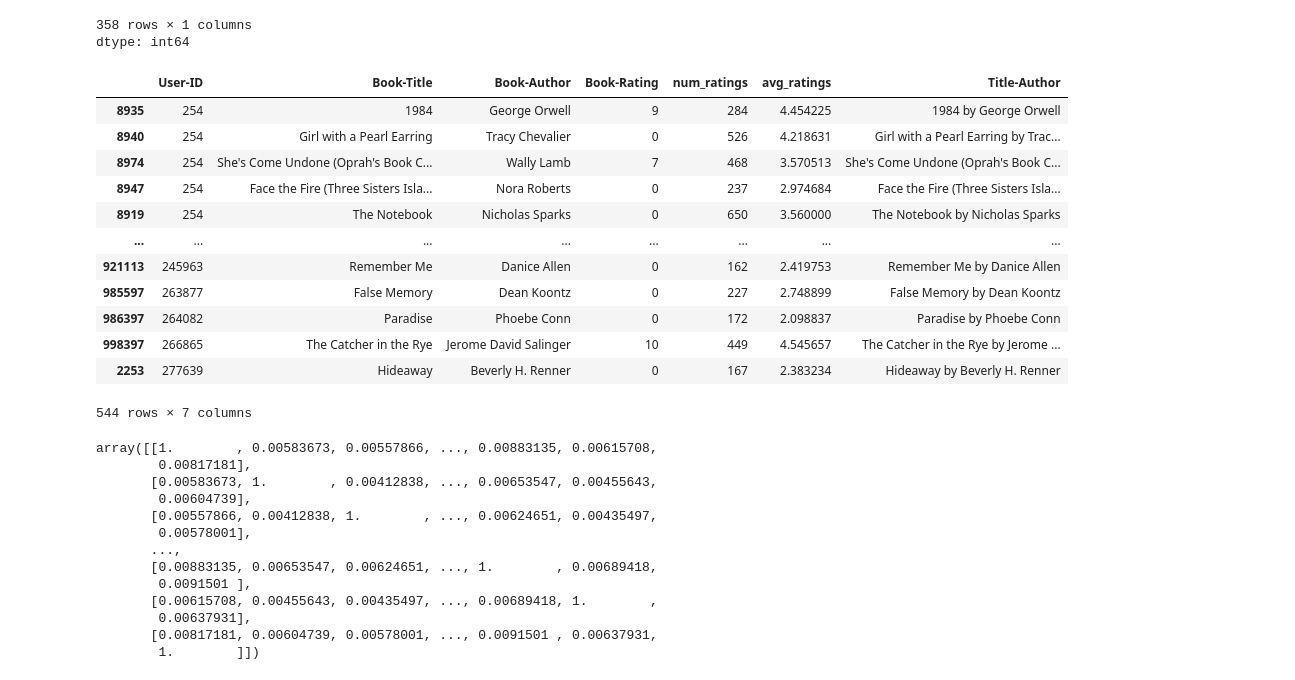
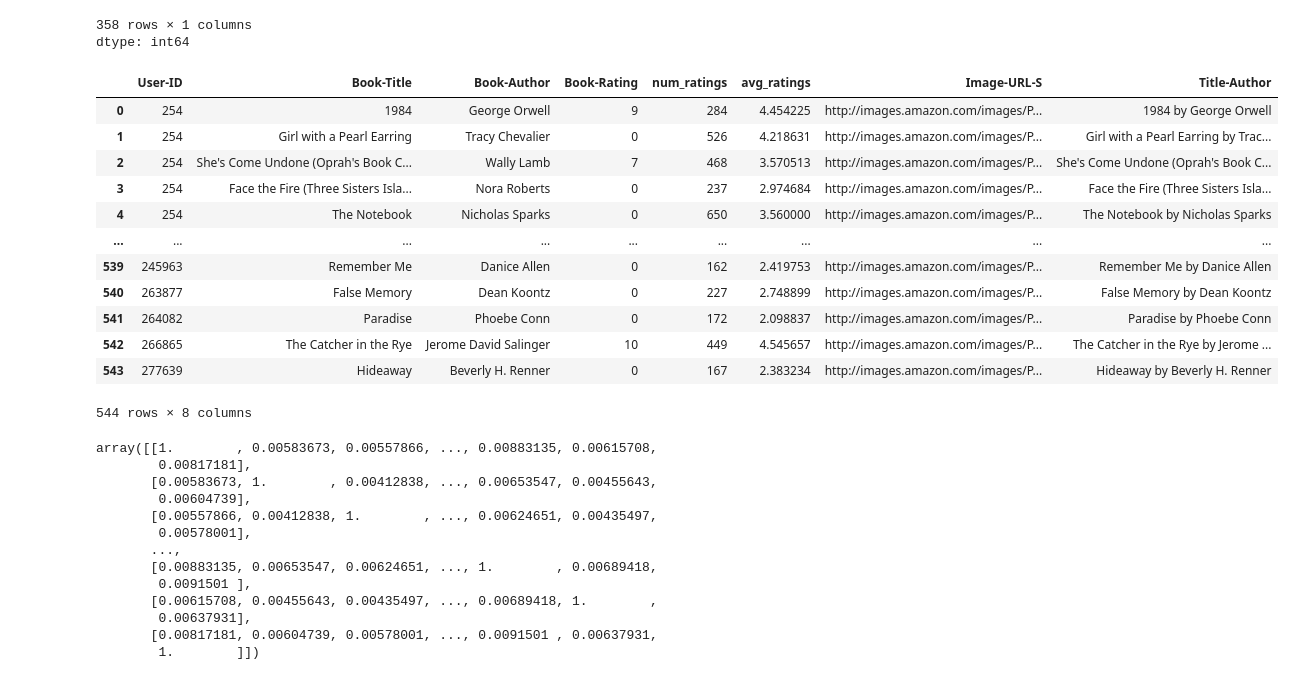
Before and after one commit to vidhan66/Book-Recommendation-System, a Jupyter notebook: Book_Recommendation_System.ipynb, the cells around one changed output. Saved outputs shown, nothing was run; the diff lists cells and outputs as text; code cells hidden in the pictures.

```diff
--- a/Book_Recommendation_System.ipynb
+++ b/Book_Recommendation_System.ipynb
@@ -462,7 +457,7 @@ final_recommendations
 ## ***Collaborative Based***
 # %%
 CF_data = cleaned_df.merge(num_ratings,on='Book-Title')
-CF_data = CF_data.merge(avg_ratings,on='Book-Title')[['User-ID','Book-Title','Book-Author','Book-Rating','num_ratings','avg_ratings']]
+CF_data = CF_data.merge(avg_ratings,on='Book-Title')[['User-ID','Book-Title','Book-Author','Book-Rating','num_ratings','avg_ratings','Image-URL-S']]
 CF_data = CF_data.sort_values('User-ID')
 CF_data
 # %% [output]
@@ -543,21 +538,22 @@ dtype: int64
 # %%
 CF_data = CF_data[CF_data['Book-Title'].isin(recommendable_books.index)]
 CF_data = CF_data.drop_duplicates(subset='Title-Author')
+CF_data = CF_data.reset_index(drop=True)
 CF_data
 # %% [output]
-|  | User-ID | Book-Title | Book-Author | Book-Rating | num_ratings | avg_ratings | Title-Author |
-| 8935 | 254 | 1984 | George Orwell | 9 | 284 | 4.454225 | 1984 by George Orwell |
-| 8940 | 254 | Girl with a Pearl Earring | Tracy Chevalier | 0 | 526 | 4.218631 | Girl with a Pearl Earring by Trac... |
-| 8974 | 254 | She's Come Undone (Oprah's Book C... | Wally Lamb | 7 | 468 | 3.570513 | She's Come Undone (Oprah's Book C... |
-| 8947 | 254 | Face the Fire (Three Sisters Isla... | Nora Roberts | 0 | 237 | 2.974684 | Face the Fire (Three Sisters Isla... |
-| 8919 | 254 | The Notebook | Nicholas Sparks | 0 | 650 | 3.560000 | The Notebook by Nicholas Sparks |
-| ... | ... | ... | ... | ... | ... | ... | ... |
-| 921113 | 245963 | Remember Me | Danice Allen | 0 | 162 | 2.419753 | Remember Me by Danice Allen |
-| 985597 | 263877 | False Memory | Dean Koontz | 0 | 227 | 2.748899 | False Memory by Dean Koontz |
-| 986397 | 264082 | Paradise | Phoebe Conn | 0 | 172 | 2.098837 | Paradise by Phoebe Conn |
-| 998397 | 266865 | The Catcher in the Rye | Jerome David Salinger | 10 | 449 | 4.545657 | The Catcher in the Rye by Jerome ... |
-| 2253 | 277639 | Hideaway | Beverly H. Renner | 0 | 167 | 2.383234 | Hideaway by Beverly H. Renner |
+|  | User-ID | Book-Title | Book-Author | Book-Rating | num_ratings | avg_ratings | Image-URL-S | Title-Author |
+| 0 | 254 | 1984 | George Orwell | 9 | 284 | 4.454225 | http://images.amazon.com/images/P... | 1984 by George Orwell |
+| 1 | 254 | Girl with a Pearl Earring | Tracy Chevalier | 0 | 526 | 4.218631 | http://images.amazon.com/images/P... | Girl with a Pearl Earring by Trac... |
+| 2 | 254 | She's Come Undone (Oprah's Book C... | Wally Lamb | 7 | 468 | 3.570513 | http://images.amazon.com/images/P... | She's Come Undone (Oprah's Book C... |
+| 3 | 254 | Face the Fire (Three Sisters Isla... | Nora Roberts | 0 | 237 | 2.974684 | http://images.amazon.com/images/P... | Face the Fire (Three Sisters Isla... |
+| 4 | 254 | The Notebook | Nicholas Sparks | 0 | 650 | 3.560000 | http://images.amazon.com/images/P... | The Notebook by Nicholas Sparks |
+| ... | ... | ... | ... | ... | ... | ... | ... | ... |
+| 539 | 245963 | Remember Me | Danice Allen | 0 | 162 | 2.419753 | http://images.amazon.com/images/P... | Remember Me by Danice Allen |
+| 540 | 263877 | False Memory | Dean Koontz | 0 | 227 | 2.748899 | http://images.amazon.com/images/P... | False Memory by Dean Koontz |
+| 541 | 264082 | Paradise | Phoebe Conn | 0 | 172 | 2.098837 | http://images.amazon.com/images/P... | Paradise by Phoebe Conn |
+| 542 | 266865 | The Catcher in the Rye | Jerome David Salinger | 10 | 449 | 4.545657 | http://images.amazon.com/images/P... | The Catcher in the Rye by Jerome ... |
+| 543 | 277639 | Hideaway | Beverly H. Renner | 0 | 167 | 2.383234 | http://images.amazon.com/images/P... | Hideaway by Beverly H. Renner |
-544 rows × 7 columns
+544 rows × 8 columns
 # %%
 unique_books = CF_data['Title-Author'].unique()
 book_vectorizer = TfidfVectorizer()
```
Also changed, not shown: parts of 12 cells of this notebook.
